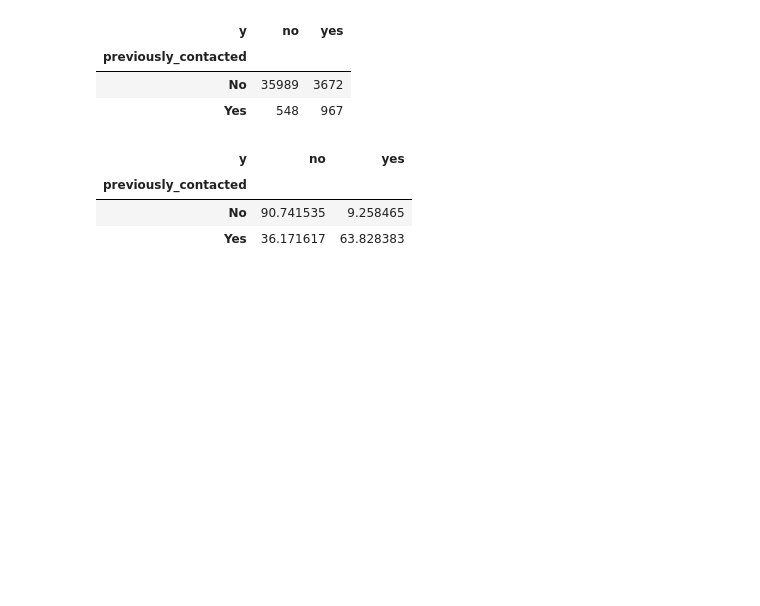
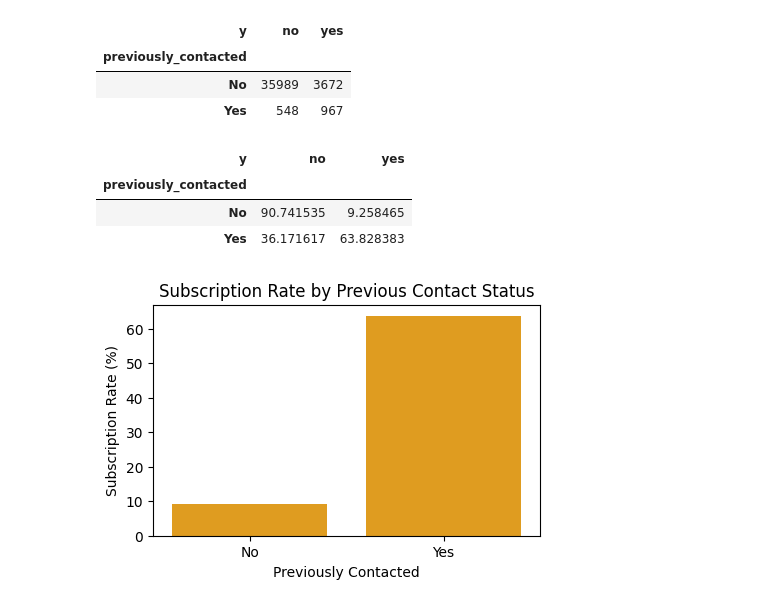
Before and after one commit to Chandni-R53/Marketing-Campaign-Analysis, a Jupyter notebook: analysis.ipynb, the cells around one changed output. Drawn from its saved outputs; the diff is of its cells as text; code cells hidden in the pictures; blank space fills up the shorter version.

Commit message:
Analyze subscription rates across economic indicators

```diff
--- a/analysis.ipynb
+++ b/analysis.ipynb
@@ -896,3 +896,21 @@ pd.crosstab(
 | previously_contacted |  |  |
 | No | 90.741535 | 9.258465 |
 | Yes | 36.171617 | 63.828383 |
+# %%
+pdays_rate = pd.crosstab(
+    df["previously_contacted"],
+    df["y"],
+    normalize="index"
+)["yes"] * 100
+plt.figure(figsize=(5, 3))
+sns.barplot(
+    x=pdays_rate.index,
+    y=pdays_rate.values,
+    color='orange'
+)
+plt.title("Subscription Rate by Previous Contact Status")
+plt.xlabel("Previously Contacted")
+plt.ylabel("Subscription Rate (%)")
+plt.show()
+# %% [output]
+[figure, added]
```
Also changed, not shown: parts of 15 cells of this notebook.
